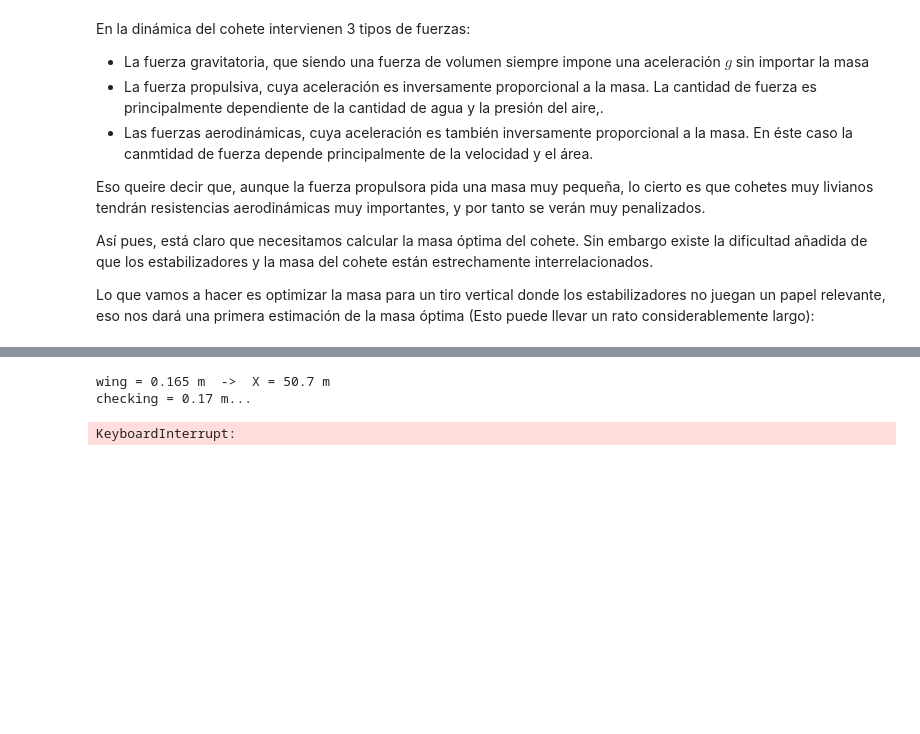
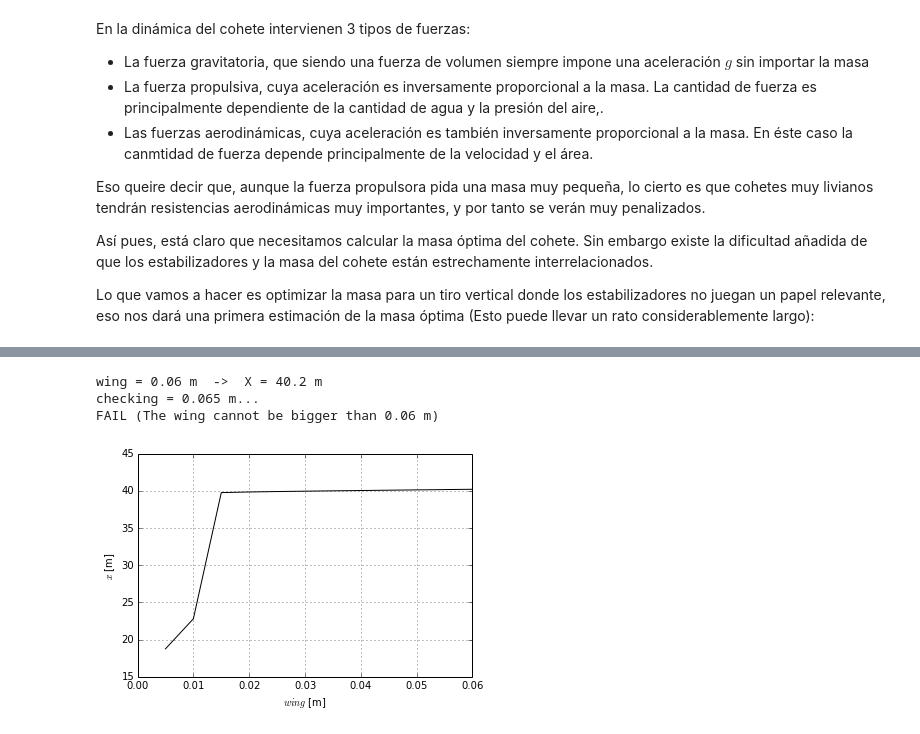
Before and after one commit to sanguinariojoe/gmv-rocket, a Jupyter notebook: main.ipynb, the cells around one changed output, grey strips where cells are left out. Cells and saved outputs as stored; diff of their text form; code cells hidden in the pictures; blank space fills up the shorter version.

```diff
--- a/main.ipynb
+++ b/main.ipynb
@@ -1456,6 +1469,10 @@ while True:
     w_wing = wing_max + dwing
     print('checking = {:.3g} m...'.format(w_wing))
     sys.stdout.flush()
+
+    if w_wing > max_w_wing:
+        print('FAIL (The wing cannot be bigger than {} m)'.format(max_w_wing))
+        break
 
     # Setup the propeller
     bottle_test = propeller(geom_z, geom_r, z_FS, p)
@@ -1487,33 +1504,34 @@ while True:
     alpha_valid = True
     while rocket_test.P[1] > 0.0:
         if rocket_test.p.water.z > 0.0:
             dt = DT
         else:
             dt = DT_BIG
         rocket_test.update(DT)
         t.append(t[-1] + DT)
         x.append(rocket_test.P[0])
         z.append(rocket_test.P[1])
         a.append(rocket_test.alpha)
         if rocket_test.alpha > np.radians(10.0) or rocket_test.alpha < -np.radians(10.0):
             alpha_valid = False
             break
 
     ww.append(w_wing)
     xx.append(x[-1])
 
     if x[-1] < x_max and alpha_valid:
         print('FAIL (X = {:.3g} m)'.format(x[-1]))
         break
     # Store the results
     wing_max = w_wing
     x_max = x[-1]
 
 plot(ww, xx, 'k-')
 xlabel(r'$wing$ [m]')
 ylabel(r'$x$ [m]')
 grid()
 # %% [output]
-wing = 0.165 m  ->  X = 50.7 m
-checking = 0.17 m...
+wing = 0.06 m  ->  X = 40.2 m
+checking = 0.065 m...
+FAIL (The wing cannot be bigger than 0.06 m)
-KeyboardInterrupt:
+[figure, added]
```
Also changed, not shown: parts of 14 cells of this notebook, 1 other file.
